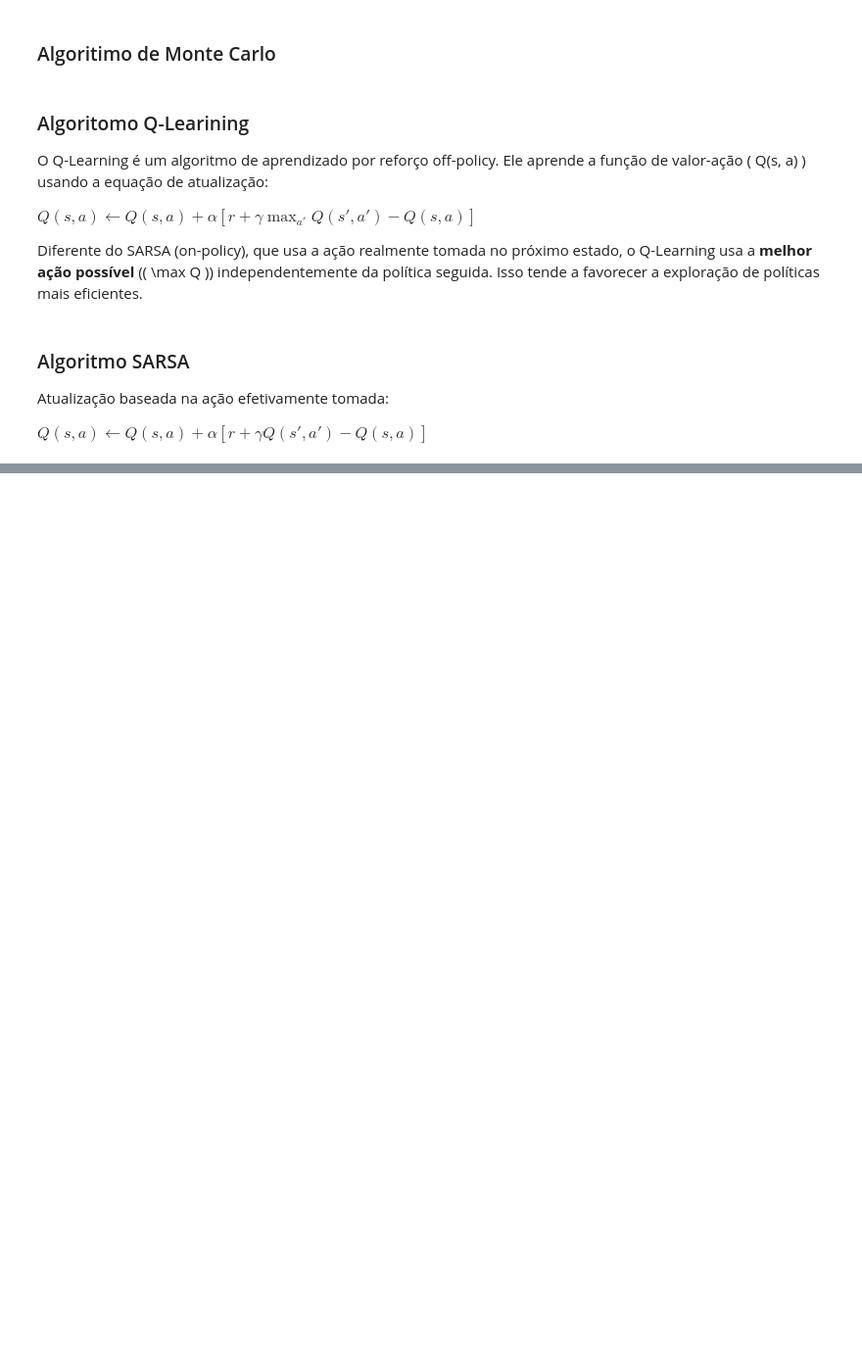
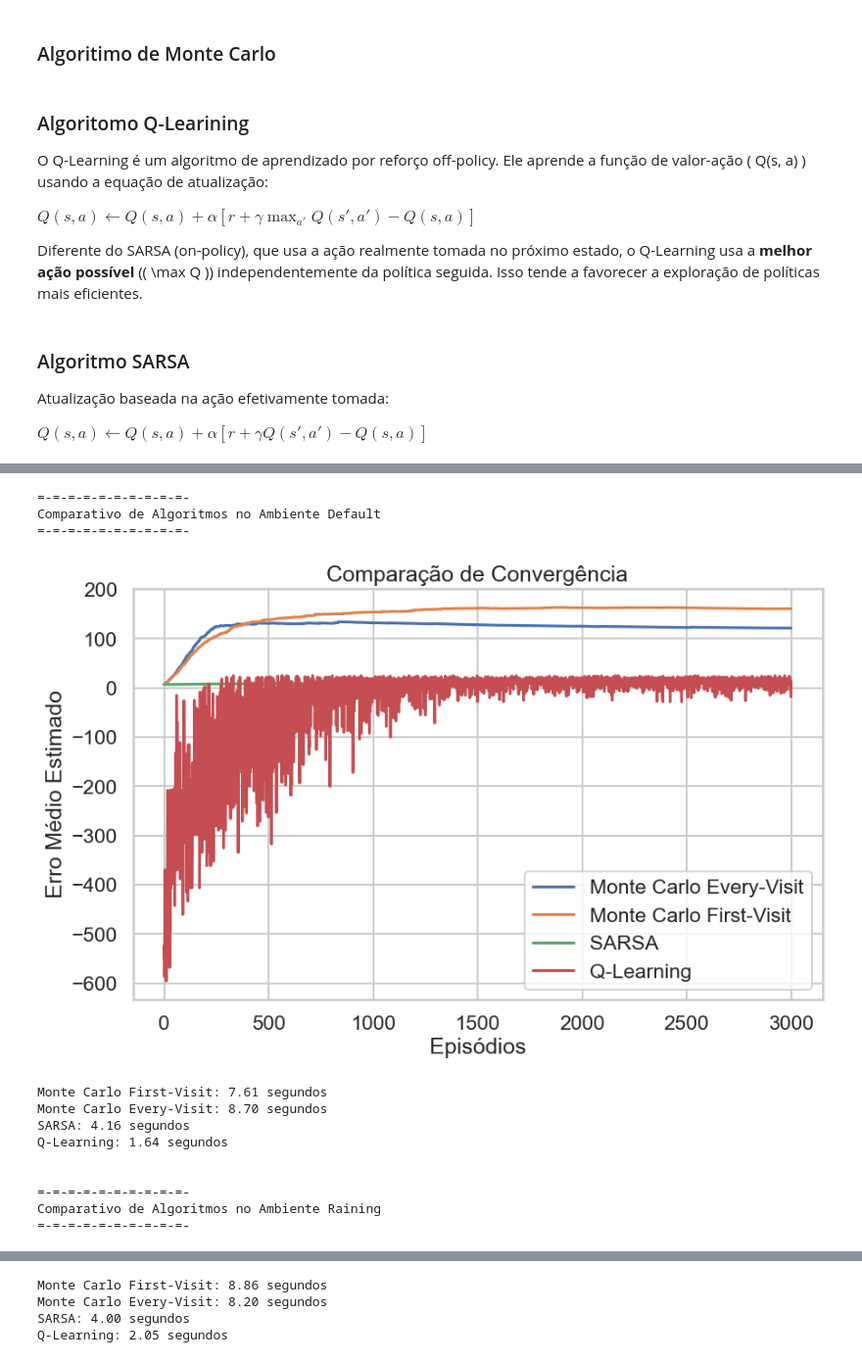
Before and after one commit to brunopdrocha/ap1_ibmec_aprendizado_reforco, a Jupyter notebook: notebook.ipynb, the cells around one changed output, grey strips where cells are left out. Shown at 98% size. Drawn from its saved outputs; the diff is of its cells as text; code cells hidden in the pictures; blank space fills up the shorter version.

```diff
--- a/notebook.ipynb
+++ b/notebook.ipynb
@@ -396,7 +396,7 @@ def q_learning(env, num_episodes=700, max_steps=200, alpha=0.1, gamma=0.9, epsil
             if done:
                 break
         episode_rewards.append(total_reward)
-    return Q, episode_rewards
+    return Q, errors
 # %%
 def q_policy(Q):
     """
@@ -514,0 +516,17 @@ Q_raining, rewards_raining = q_learning(env_raining, num_episodes=700, max_steps
+# %%
+comparativo_algoritmos(env_default,"Default")
+comparativo_algoritmos(env_raining,"Raining")
+# %% [output]
+=-=-=-=-=-=-=-=-=-=-
+Comparativo de Algoritmos no Ambiente Default
+=-=-=-=-=-=-=-=-=-=-
+[figure, added]
+Monte Carlo First-Visit: 7.61 segundos
+Monte Carlo Every-Visit: 8.70 segundos
+SARSA: 4.16 segundos
+Q-Learning: 1.64 segundos
+
+
+=-=-=-=-=-=-=-=-=-=-
+Comparativo de Algoritmos no Ambiente Raining
+=-=-=-=-=-=-=-=-=-=-
@@ -514,0 +534,4 @@ Q_raining, rewards_raining = q_learning(env_raining, num_episodes=700, max_steps
+Monte Carlo First-Visit: 8.86 segundos
+Monte Carlo Every-Visit: 8.20 segundos
+SARSA: 4.00 segundos
+Q-Learning: 2.05 segundos
```
Also changed, not shown: parts of 7 cells of this notebook, 10 other files.
